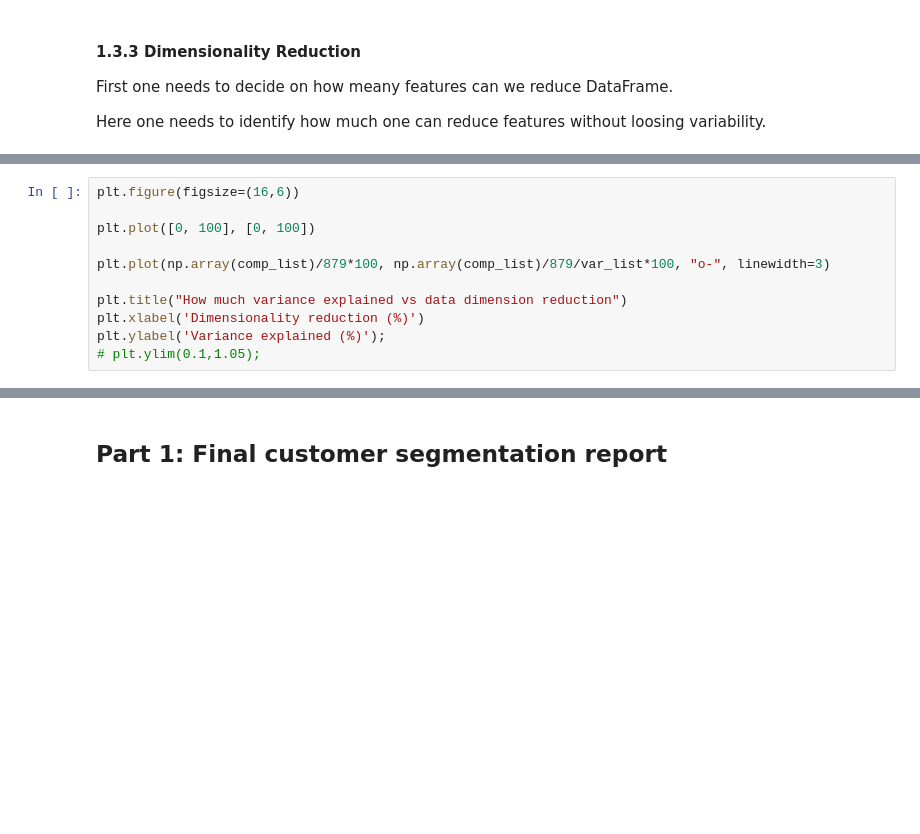
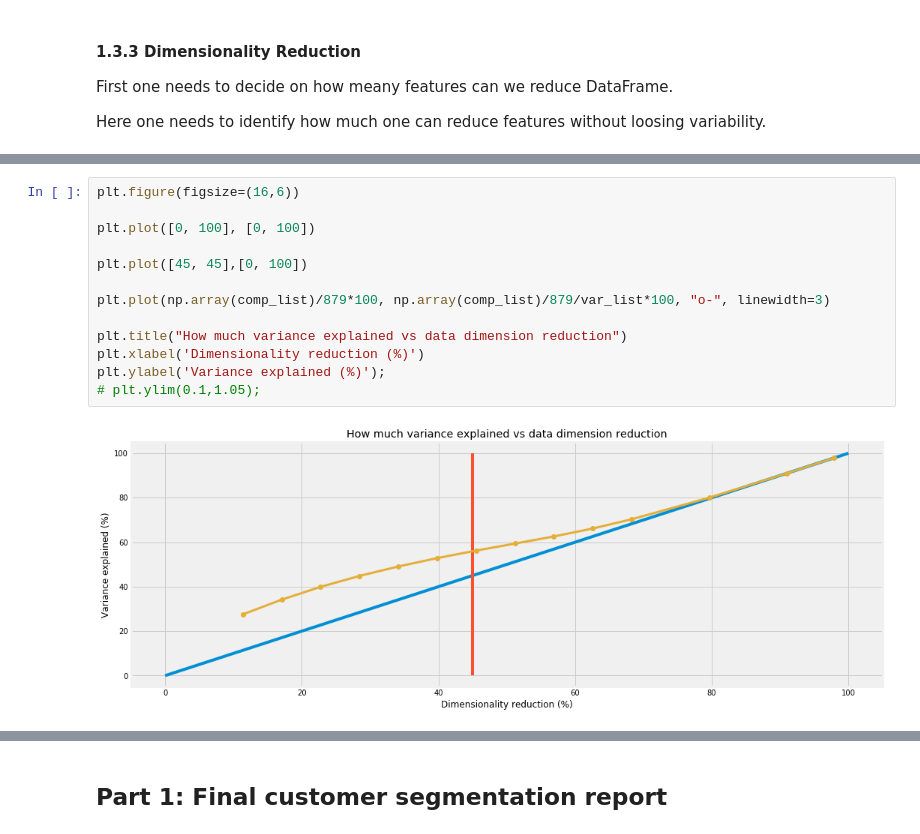
Before and after one commit to TK-Problem/nano_degree_DS, a Jupyter notebook: Capstone_project/Arvato_Project_Workbook.ipynb, the cells around one changed output, grey strips where cells are left out. Cells and saved outputs as stored; diff of their text form; blank space fills up the shorter version.

```diff
--- a/Capstone_project/Arvato_Project_Workbook.ipynb
+++ b/Capstone_project/Arvato_Project_Workbook.ipynb
@@ -2604,11 +2651,15 @@ plt.ylim(0.1,1.05);
 # %%
 plt.figure(figsize=(16,6))
 
 plt.plot([0, 100], [0, 100])
+
+plt.plot([45, 45],[0, 100])
 
 plt.plot(np.array(comp_list)/879*100, np.array(comp_list)/879/var_list*100, "o-", linewidth=3)
 
 plt.title("How much variance explained vs data dimension reduction")
 plt.xlabel('Dimensionality reduction (%)')
 plt.ylabel('Variance explained (%)');
 # plt.ylim(0.1,1.05);
+# %% [output]
+[figure, added]
```
Also changed, not shown: parts of 85 cells of this notebook.
